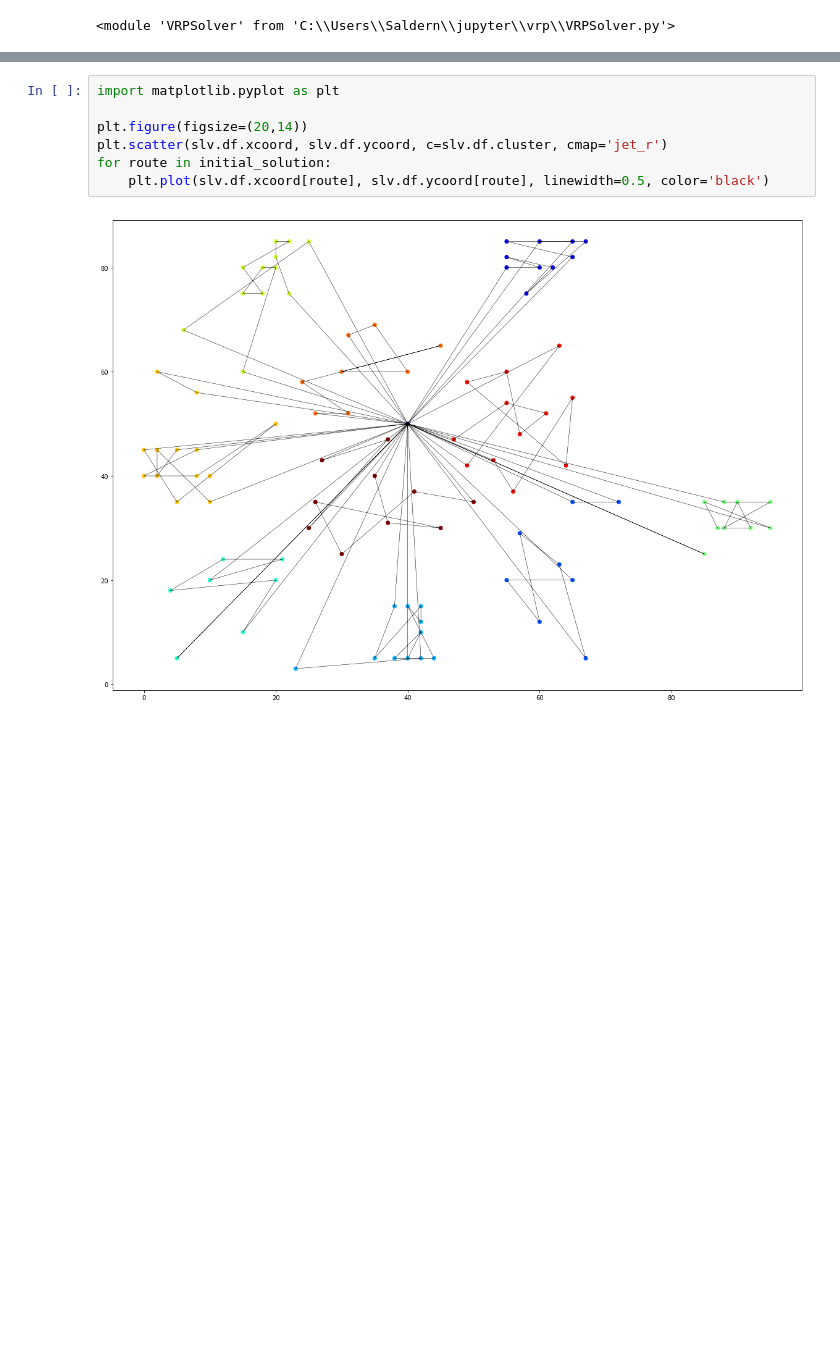
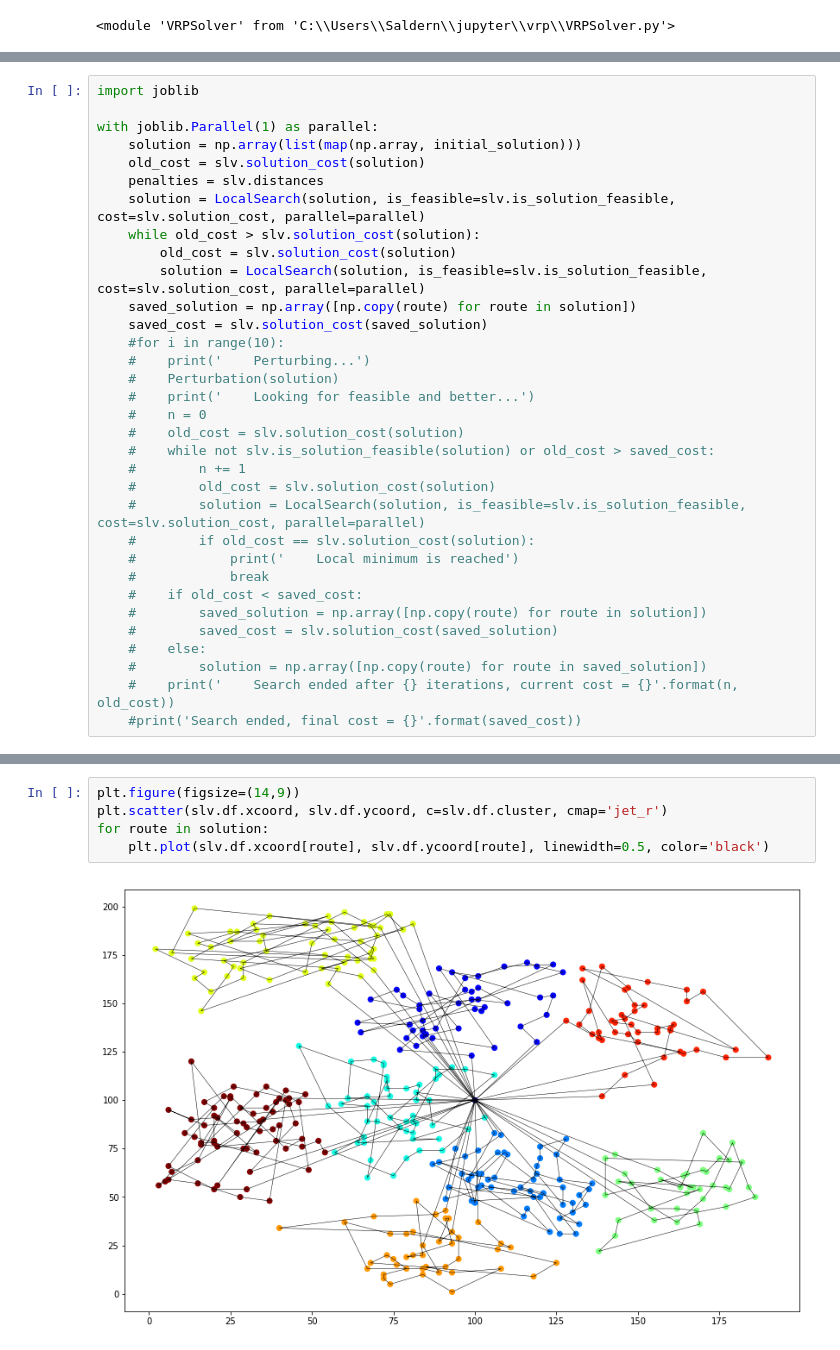
Before and after one commit to Saldern/vrp, a Jupyter notebook: lab1.ipynb, the cells around one changed output, grey strips where cells are left out. Saved outputs shown, nothing was run; the diff lists cells and outputs as text; blank space fills up the shorter version.

Commit message:
add guided local search, add pipeline, clean up

```diff
--- a/lab1.ipynb
+++ b/lab1.ipynb
@@ -90,0 +161,33 @@ initial_solution
+# %%
+import joblib
+
+with joblib.Parallel(1) as parallel:
+    solution = np.array(list(map(np.array, initial_solution)))
+    old_cost = slv.solution_cost(solution)
+    penalties = slv.distances
+    solution = LocalSearch(solution, is_feasible=slv.is_solution_feasible, cost=slv.solution_cost, parallel=parallel)
+    while old_cost > slv.solution_cost(solution):
+        old_cost = slv.solution_cost(solution)
+        solution = LocalSearch(solution, is_feasible=slv.is_solution_feasible, cost=slv.solution_cost, parallel=parallel)
+    saved_solution = np.array([np.copy(route) for route in solution])
+    saved_cost = slv.solution_cost(saved_solution)
+    #for i in range(10):
+    #    print('    Perturbing...')
+    #    Perturbation(solution)
+    #    print('    Looking for feasible and better...')
+    #    n = 0
+    #    old_cost = slv.solution_cost(solution)
+    #    while not slv.is_solution_feasible(solution) or old_cost > saved_cost:
+    #        n += 1
+    #        old_cost = slv.solution_cost(solution)
+    #        solution = LocalSearch(solution, is_feasible=slv.is_solution_feasible, cost=slv.solution_cost, parallel=parallel)
+    #        if old_cost == slv.solution_cost(solution):
+    #            print('    Local minimum is reached')
+    #            break
+    #    if old_cost < saved_cost:
+    #        saved_solution = np.array([np.copy(route) for route in solution])
+    #        saved_cost = slv.solution_cost(saved_solution)
+    #    else:
+    #        solution = np.array([np.copy(route) for route in saved_solution])
+    #    print('    Search ended after {} iterations, current cost = {}'.format(n, old_cost))
+    #print('Search ended, final cost = {}'.format(saved_cost))
@@ -91,9 +212,7 @@ initial_solution
 # %%
-import matplotlib.pyplot as plt
-
-plt.figure(figsize=(20,14))
+plt.figure(figsize=(14,9))
 plt.scatter(slv.df.xcoord, slv.df.ycoord, c=slv.df.cluster, cmap='jet_r')
-for route in initial_solution:
+for route in solution:
     plt.plot(slv.df.xcoord[route], slv.df.ycoord[route], linewidth=0.5, color='black')
 # %% [output]
-[figure, old version]
+[figure, new version]
```
Also changed, not shown: parts of 13 cells of this notebook, 1 other file.
